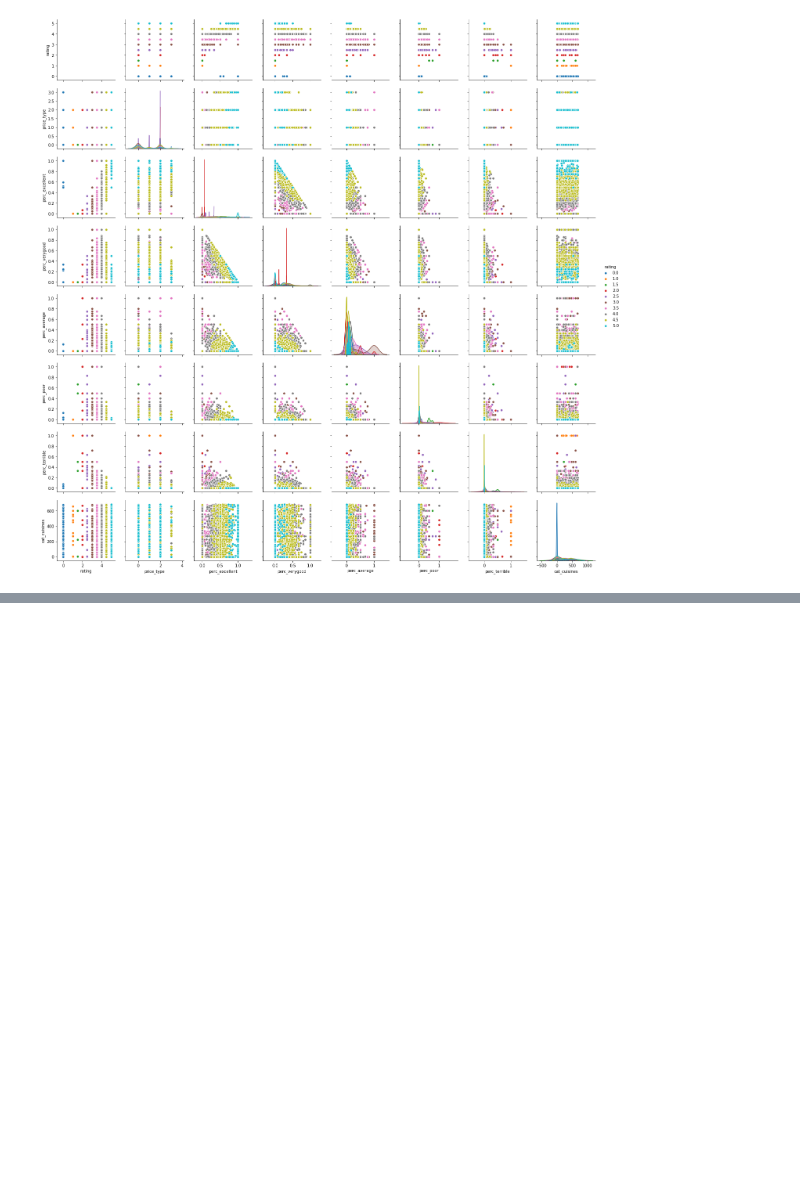
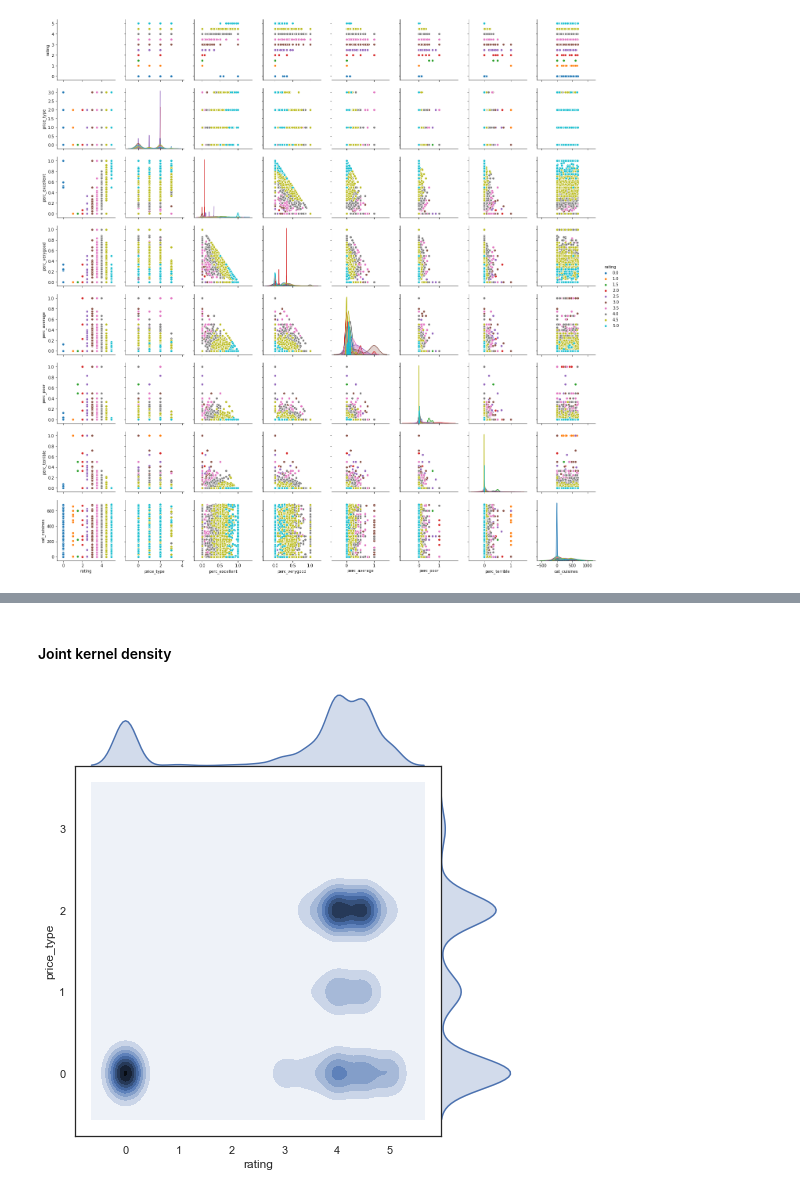
Before and after one commit to BWallyn/Datacamp, a Jupyter notebook: notebooks/1.3-bw-correlation.ipynb, the cells around one changed output, grey strips where cells are left out. Cells and saved outputs as stored; diff of their text form; code cells hidden in the pictures; blank space fills up the shorter version.

```diff
--- a/notebooks/1.3-bw-correlation.ipynb
+++ b/notebooks/1.3-bw-correlation.ipynb
@@ -80,0 +105,6 @@ sns.relplot(y='price_type', x='cat_cuisines', size='rating', hue='rating',
+# %% [markdown]
+#### Joint kernel density
+# %%
+g = sns.jointplot(X_trip['price_type'], X_trip['rating'], kind="kde", height=7, space=0)
+# %% [output]
+[figure, added]
```
Also changed, not shown: parts of 10 cells of this notebook.
